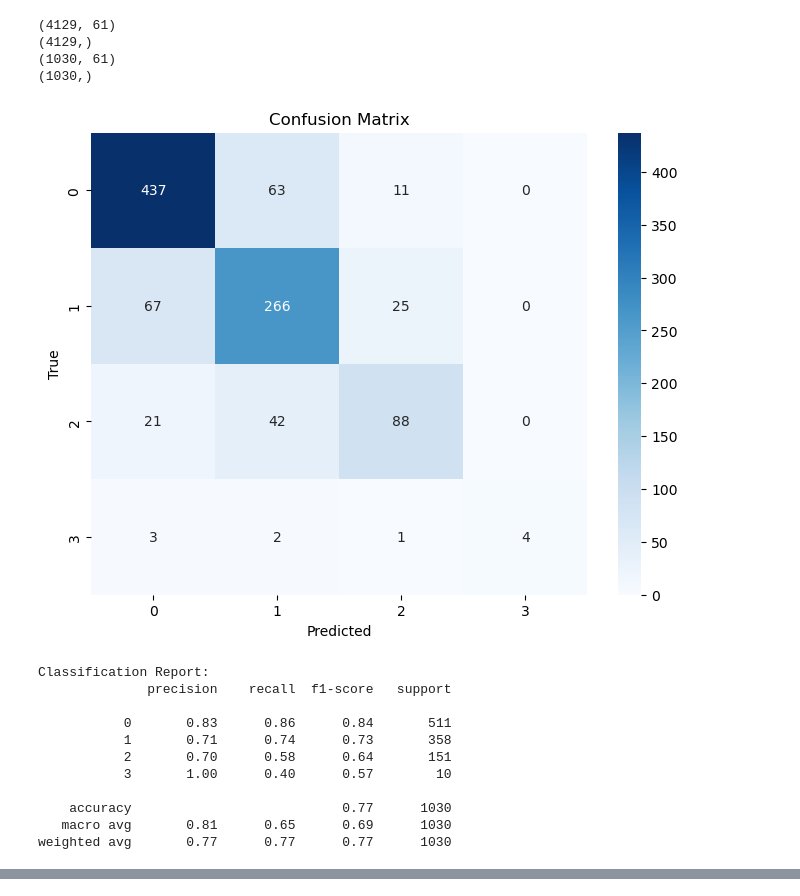
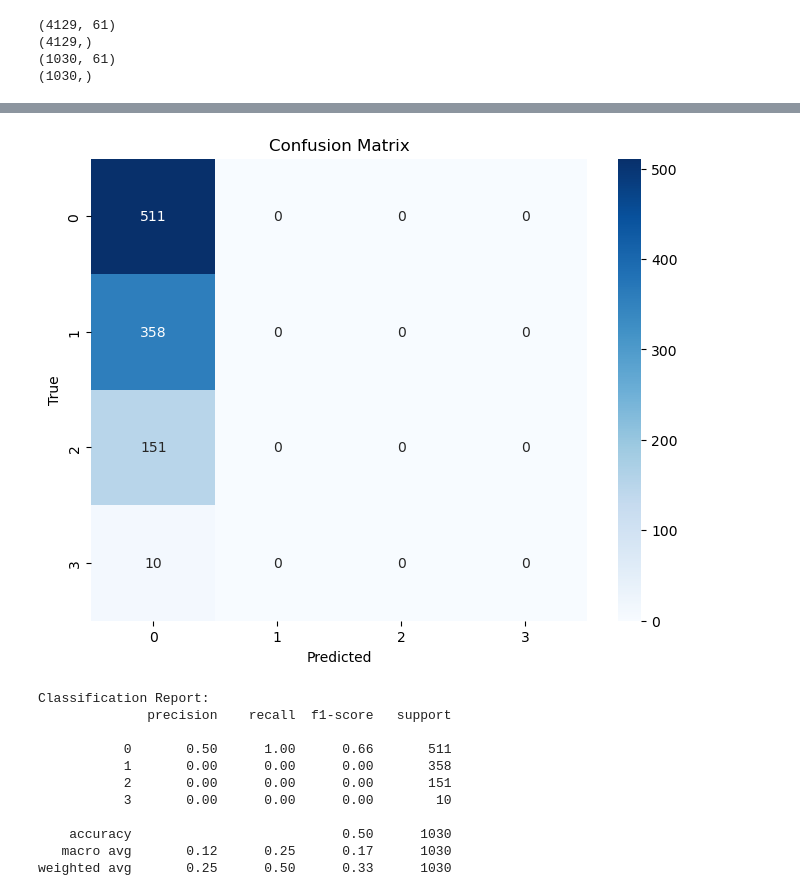
Before and after one commit to kohlongyang/alzheimer_detection, a Jupyter notebook: NN_glcm.ipynb, the cells around one changed output, grey strips where cells are left out. Saved outputs shown, nothing was run; the diff lists cells and outputs as text; code cells hidden in the pictures.

Commit message:
Added NN, PCA, updated XGBoost

```diff
--- a/NN_glcm.ipynb
+++ b/NN_glcm.ipynb
@@ -89,19 +94,6 @@ def xgboost_classification(X_train, y_train, X_test, y_test):
     # Print classification report
     print("Classification Report:")
     print(classification_report(y_test, y_pred))
-# %%
-# Call the xgboost_classification function with your data
-xgboost_classification(X_train, y_train, X_test, y_test)
-# %% [output]
-[figure, removed]
-Classification Report:
-              precision    recall  f1-score   support
-
-           0       0.83      0.86      0.84       511
-           1       0.71      0.74      0.73       358
-           2       0.70      0.58      0.64       151
-           3       1.00      0.40      0.57        10
-
-    accuracy                           0.77      1030
-   macro avg       0.81      0.65      0.69      1030
-weighted avg       0.77      0.77      0.77      1030
+# %%
+tensorflow_neural_network_classification(X_train, y_train, X_test, y_test)
+# %% [output]
@@ -107,0 +101,12 @@ weighted avg       0.77      0.77      0.77      1030
+[figure, added]
+Classification Report:
+              precision    recall  f1-score   support
+
+           0       0.50      1.00      0.66       511
+           1       0.00      0.00      0.00       358
+           2       0.00      0.00      0.00       151
+           3       0.00      0.00      0.00        10
+
+    accuracy                           0.50      1030
+   macro avg       0.12      0.25      0.17      1030
+weighted avg       0.25      0.50      0.33      1030
```
Also changed, not shown: parts of 4 cells of this notebook, 4 other files.
